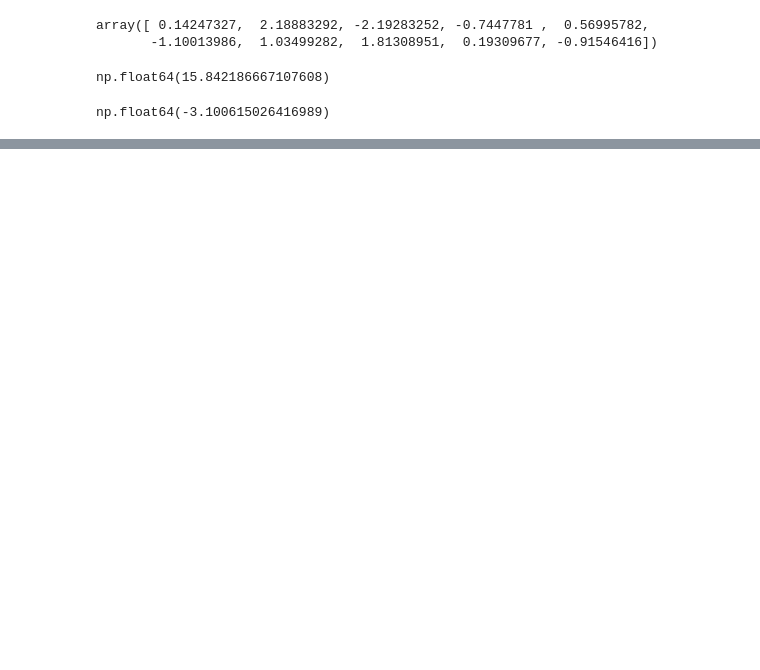
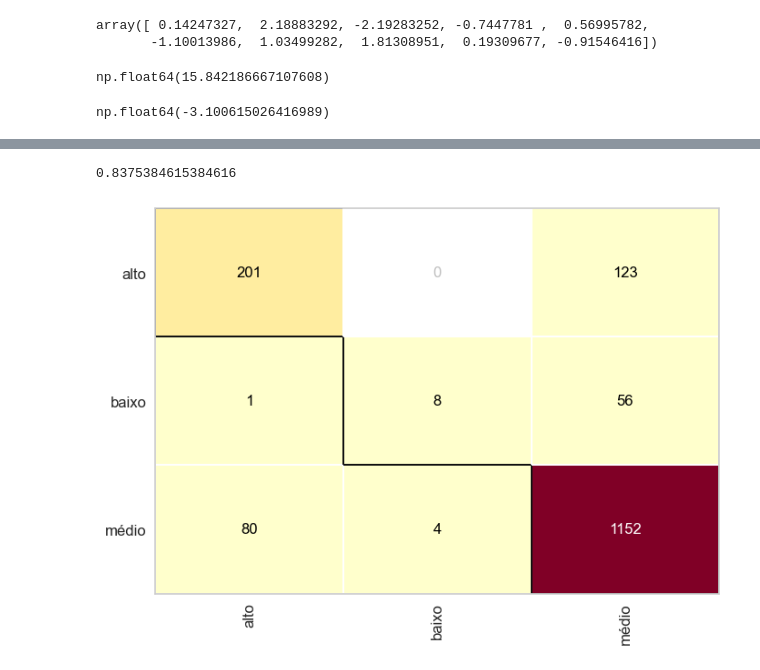
Before and after one commit to 022Vinicius/qualidade_vinho, a Jupyter notebook: qualidade_vinho.ipynb, the cells around one changed output, grey strips where cells are left out. Drawn from its saved outputs; the diff is of its cells as text; code cells hidden in the pictures; blank space fills up the shorter version.

```diff
--- a/qualidade_vinho.ipynb
+++ b/qualidade_vinho.ipynb
@@ -332,0 +398,4 @@ np.float64(-3.100615026416989)
+# %%
+random_forest = RandomForestClassifier(n_estimators= 10, criterion='entropy', random_state=0)
+# %%
+random_forest.fit(X_treinamento,y_treinamento)
@@ -332,0 +432,8 @@ np.float64(-3.100615026416989)
+# %%
+from yellowbrick.classifier import ConfusionMatrix
+cm = ConfusionMatrix(random_forest)
+cm.fit(X_treinamento, y_treinamento)
+cm.score(X_teste, y_teste)
+# %% [output]
+0.8375384615384616
+[figure, added]
```
Also changed, not shown: parts of 25 cells of this notebook.
